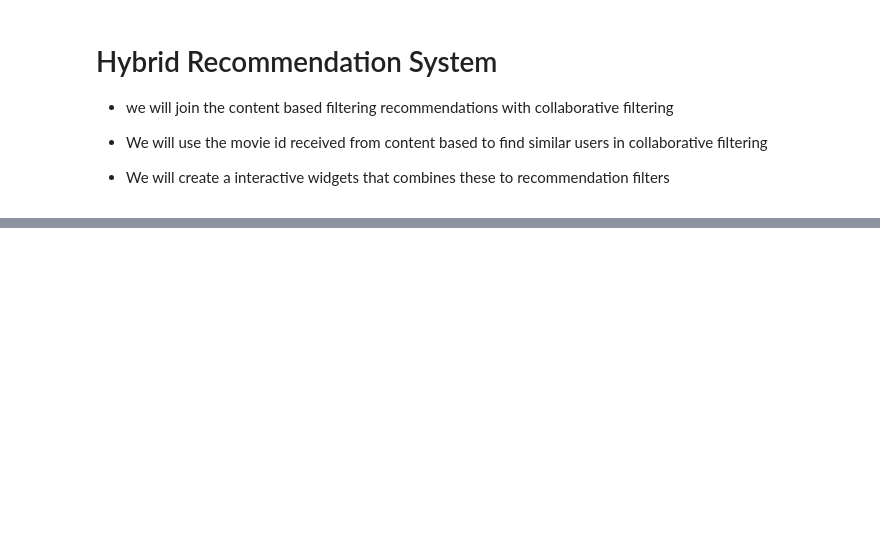
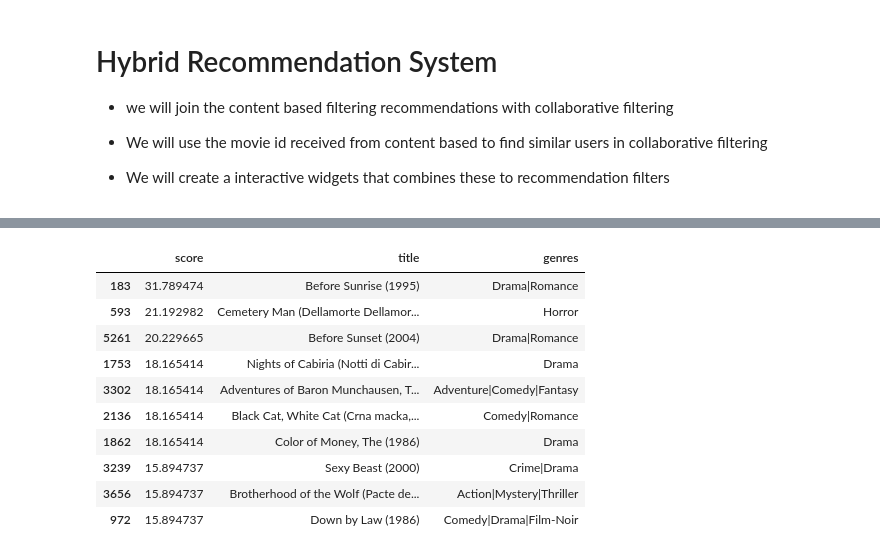
Before and after one commit to 7H0M45-4N70NY/Recommendation_Systems, a Jupyter notebook: Hybrid_Movie_Recommendation_System_pynb.ipynb, the cells around one changed output, grey strips where cells are left out. Cells and saved outputs as stored; diff of their text form; code cells hidden in the pictures; blank space fills up the shorter version.

Commit message:
Hybrid Recommendation System with recommendation function

```diff
--- a/Hybrid_Movie_Recommendation_System_pynb.ipynb
+++ b/Hybrid_Movie_Recommendation_System_pynb.ipynb
@@ -357,3 +357,23 @@ movie_recommendation()
 # %% [output]
 Text(value='Toy Story', description='Movie Title')
 [interactive output not drawn]
+# %%
+#Function for hybrid recommendation as widgets are not wisible
+def hybrid_recs(title):
+  result=search_title(title)
+  movie_id=result.iloc[0]['movieId']
+  return find_similar_movies(movie_id)
+# %%
+hybrid_recs("Before Sunrise")
+# %% [output]
+|  | score | title | genres |
+| 183 | 31.789474 | Before Sunrise (1995) | Drama|Romance |
+| 593 | 21.192982 | Cemetery Man (Dellamorte Dellamor... | Horror |
+| 5261 | 20.229665 | Before Sunset (2004) | Drama|Romance |
+| 1753 | 18.165414 | Nights of Cabiria (Notti di Cabir... | Drama |
+| 3302 | 18.165414 | Adventures of Baron Munchausen, T... | Adventure|Comedy|Fantasy |
+| 2136 | 18.165414 | Black Cat, White Cat (Crna macka,... | Comedy|Romance |
+| 1862 | 18.165414 | Color of Money, The (1986) | Drama |
+| 3239 | 15.894737 | Sexy Beast (2000) | Crime|Drama |
+| 3656 | 15.894737 | Brotherhood of the Wolf (Pacte de... | Action|Mystery|Thriller |
+| 972 | 15.894737 | Down by Law (1986) | Comedy|Drama|Film-Noir |
```
Also changed, not shown: parts of 3 cells of this notebook.
